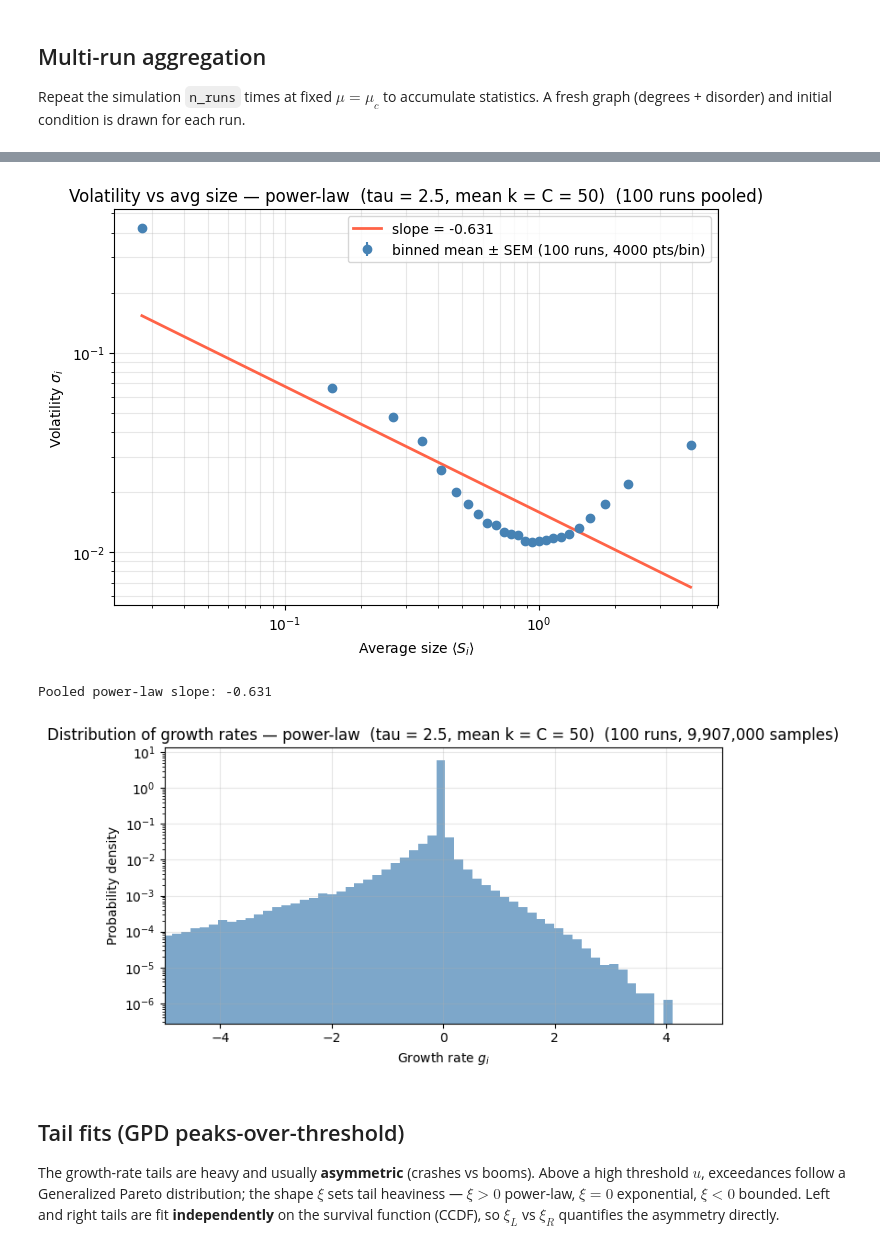
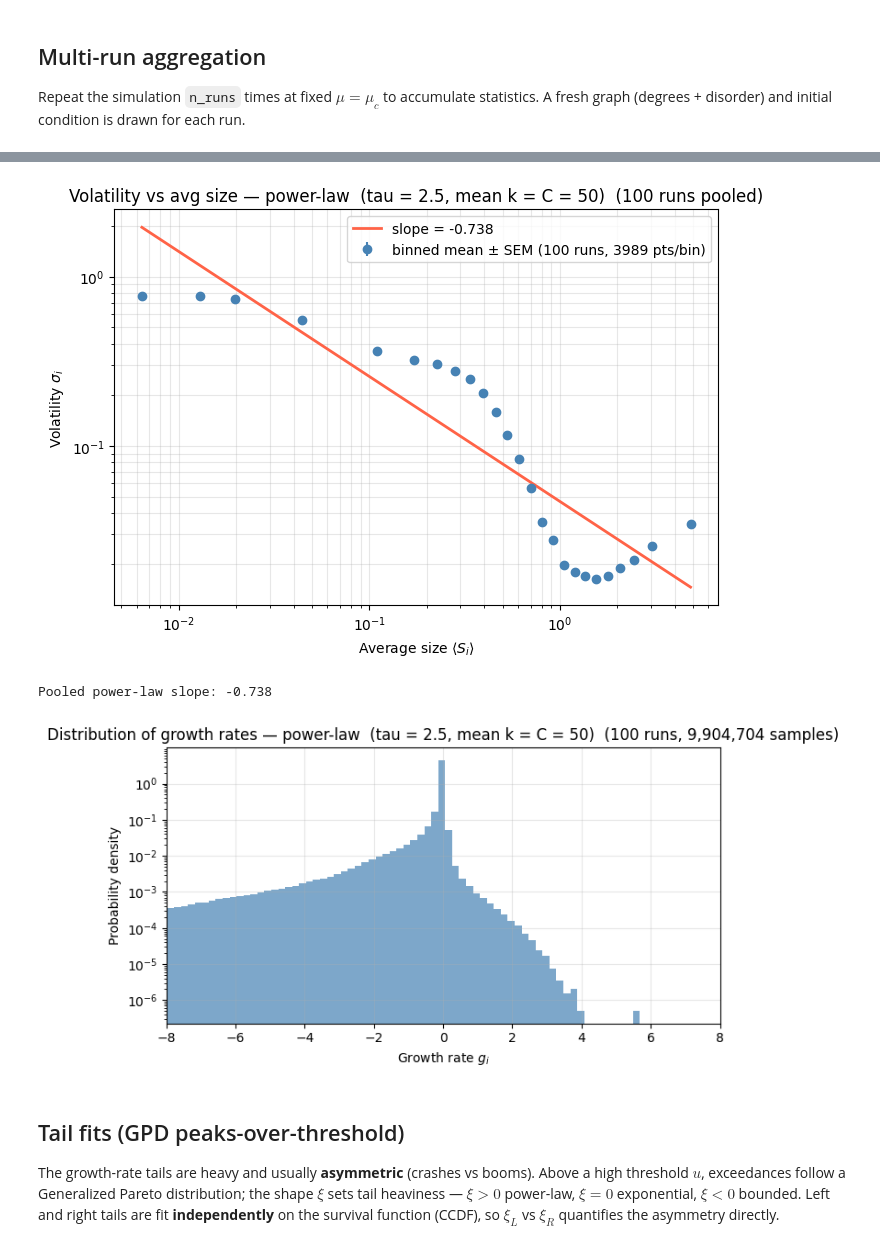
Before and after one commit to NotLudovico/glv-for-economics, a Jupyter notebook: notebooks/observables_by_degree.ipynb, the cells around one changed output, grey strips where cells are left out. Saved outputs shown, nothing was run; the diff lists cells and outputs as text; code cells hidden in the pictures.

```diff
--- a/notebooks/observables_by_degree.ipynb
+++ b/notebooks/observables_by_degree.ipynb
@@ -22,7 +22,7 @@ import glv
 # --- global parameters ---
 N = 1000
 C = 50
-SIGMA = 0.2
+SIGMA = 0.8
 
 # c-estimator integration
 M_CAP = 1e250                 # halt when M reaches this (overflow ~1e308)
@@ -241,26 +279,26 @@ plt.tight_layout()
 plt.show()
 print(f'Pooled power-law slope: {slope:.3f}')
 # %% [output]
-[figure, old version]
+[figure, new version]
-Pooled power-law slope: -0.631
+Pooled power-law slope: -0.738
 # %%
 g_all = np.concatenate([r['g_flat'] for r in ok_results])
 g_all = g_all[np.isfinite(g_all)]
 
 fig, ax = plt.subplots(figsize=(7, 4))
 ax.hist(g_all, bins=200, density=True, color='steelblue', alpha=0.7)
 ax.set(
     xlabel='Growth rate $g_i$',
     ylabel='Probability density',
     title=f'Distribution of growth rates — {LABEL}  ({len(ok_results)} runs, {g_all.size:,} samples)',
     yscale='log',
 )
-ax.set_xlim(-5,5)
+ax.set_xlim(-8,8)
 ax.grid(alpha=0.3)
 plt.tight_layout()
 plt.show()
 # %% [output]
-[figure, old version]
+[figure, new version]
 # %% [markdown]
 ## Tail fits (GPD peaks-over-threshold)
 
```
Also changed, not shown: parts of 3 cells of this notebook, 18 other files.
